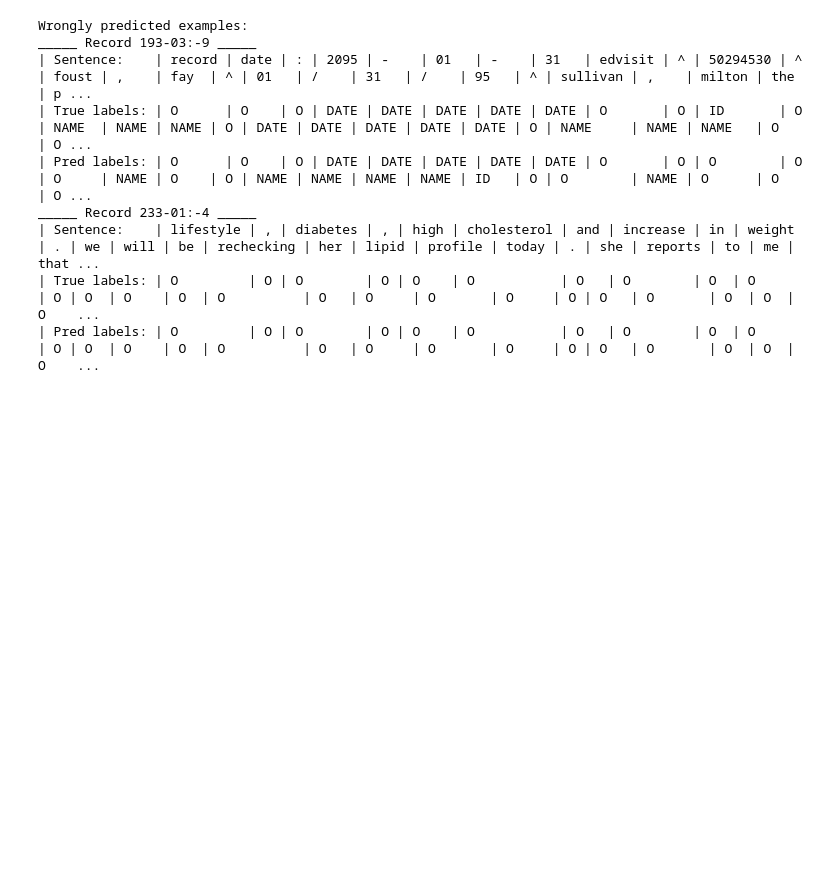
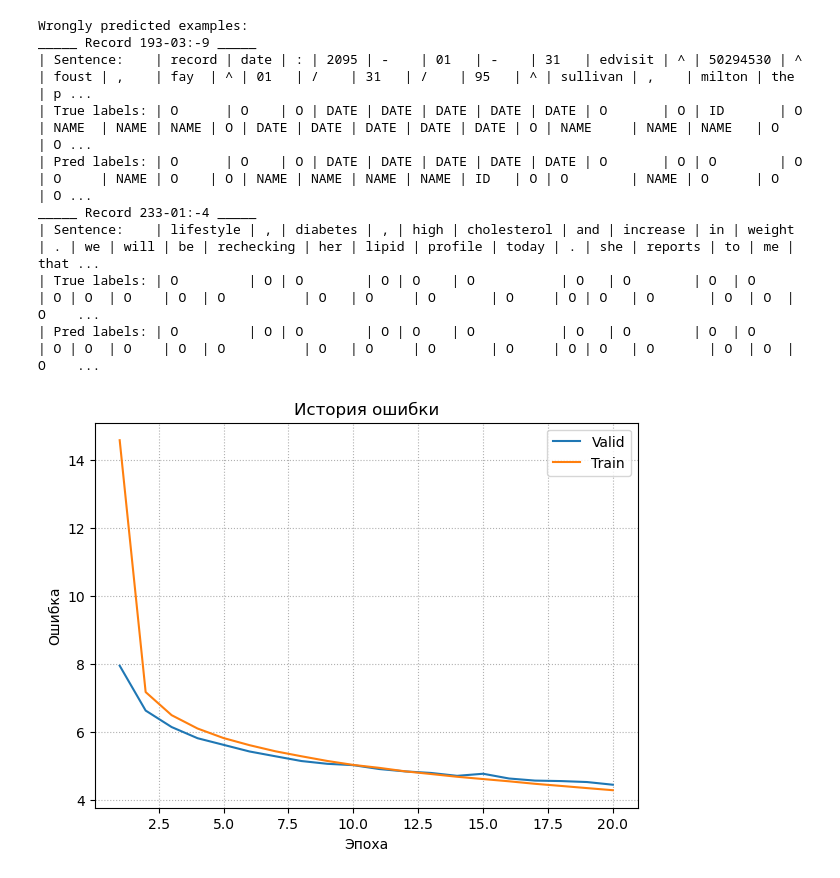
Before and after one commit to DmitryInd/UnstructuredTextAnonymization, a Jupyter notebook: inference_deid_gpt2.ipynb, the cells around one changed output. Drawn from its saved outputs; the diff is of its cells as text; code cells hidden in the pictures; blank space fills up the shorter version.

Commit message:
Рефакторинг всего проекта, добавлена демонстрация работы Text Infill модели Реализация новых функций и обучение новых конфигураций моделей должно стать проще

```diff
--- a/inference_deid_gpt2.ipynb
+++ b/inference_deid_gpt2.ipynb
@@ -302,3 +302,8 @@ _____ Record 233-01:-4 _____
 | Sentence:    | lifestyle | , | diabetes | , | high | cholesterol | and | increase | in | weight | . | we | will | be | rechecking | her | lipid | profile | today | . | she | reports | to | me | that ...
 | True labels: | O         | O | O        | O | O    | O           | O   | O        | O  | O      | O | O  | O    | O  | O          | O   | O     | O       | O     | O | O   | O       | O  | O  | O    ...
 | Pred labels: | O         | O | O        | O | O    | O           | O   | O        | O  | O      | O | O  | O    | O  | O          | O   | O     | O       | O     | O | O   | O       | O  | O  | O    ...
+# %%
+t_reader = TensorBoardReader(Path("gpt2-small") / Path("lightning_logs"))
+t_reader.plot_text_infill_tensorboard_graphics(1)
+# %% [output]
+[figure, added]
```
Also changed, not shown: parts of 3 cells of this notebook, 25 other files.
